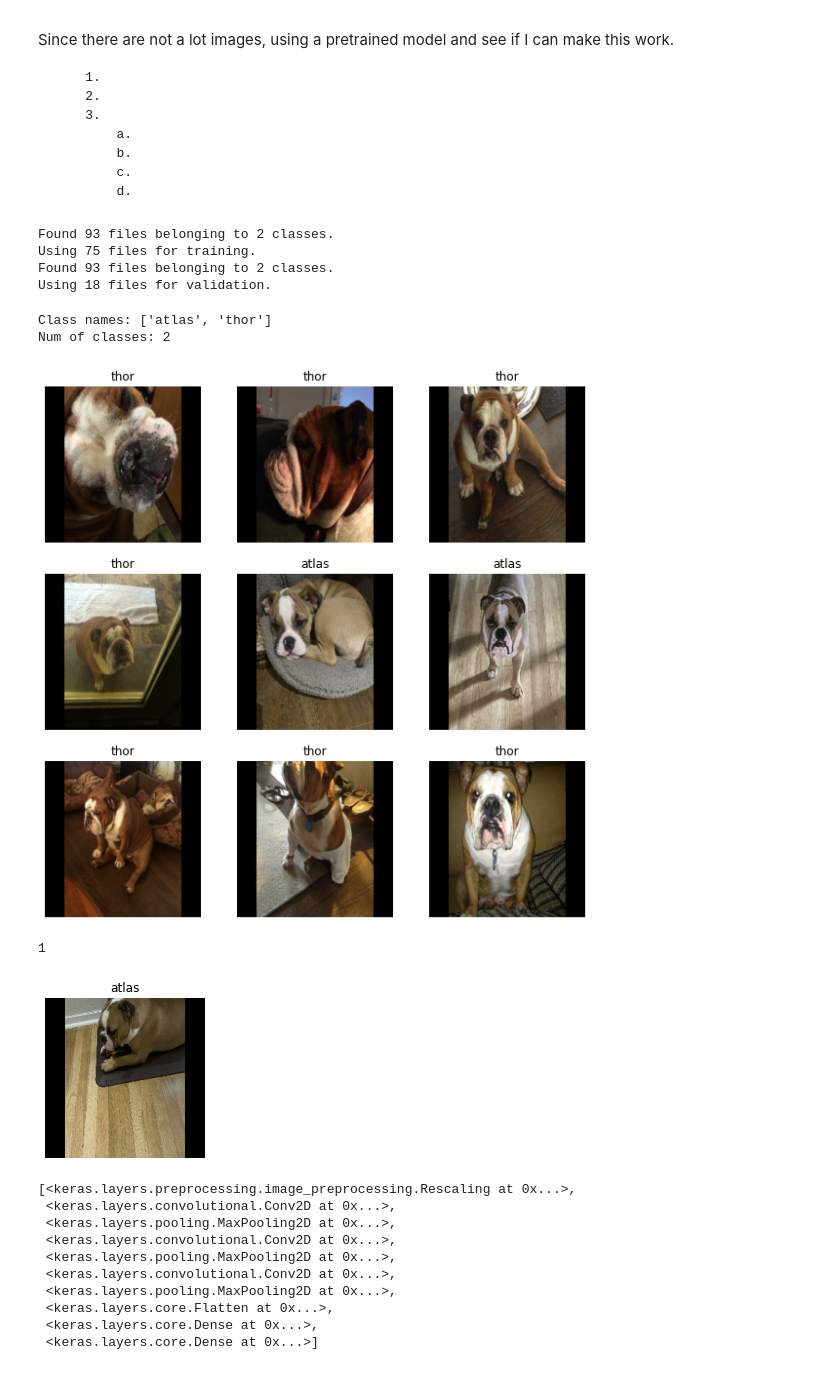
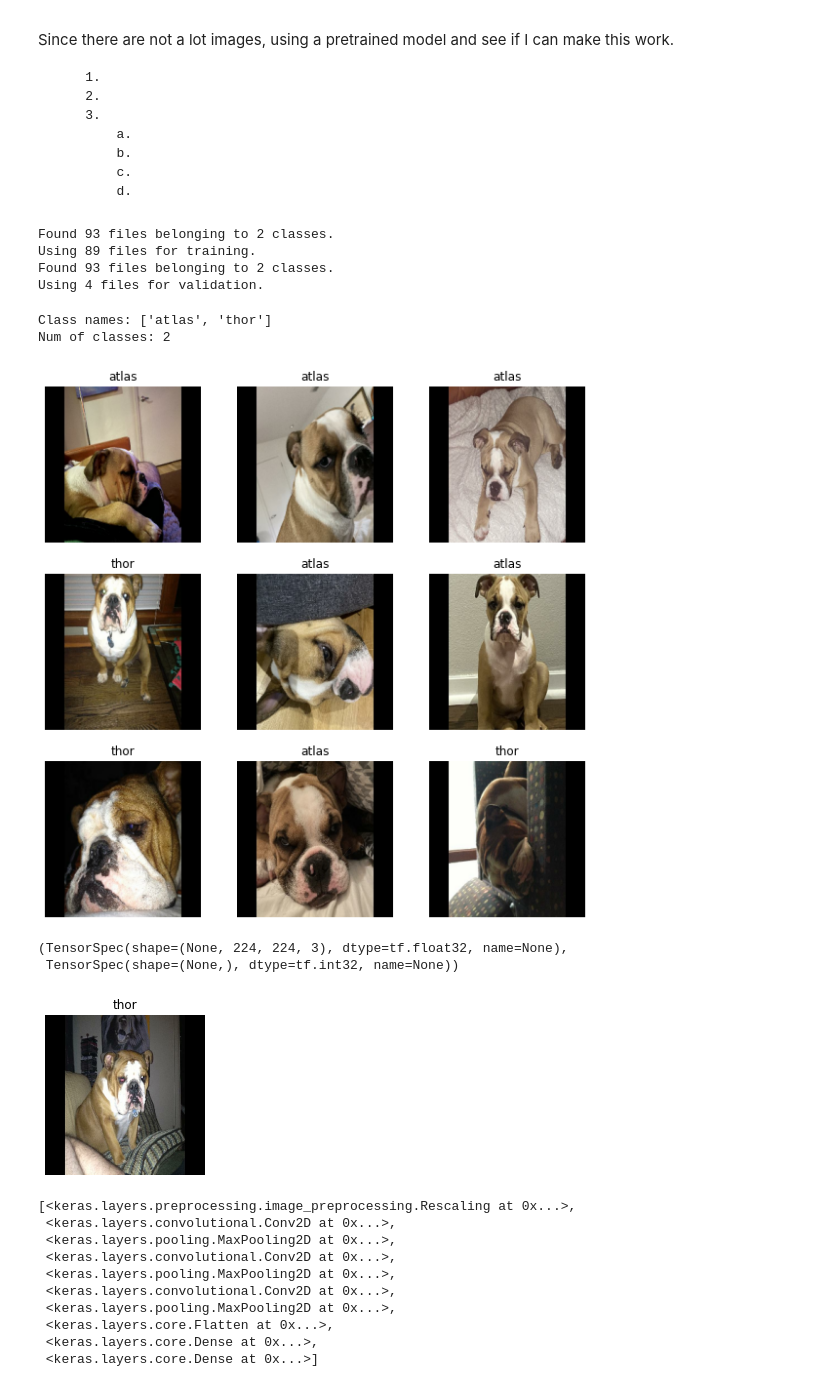
Before and after one commit to ghgrave/portfolioDemos, a Jupyter notebook: Neural_Networks/Thor_or_Atlas.ipynb, the cells around one changed output. Drawn from its saved outputs; the diff is of its cells as text; code cells hidden in the pictures.

```diff
--- a/Neural_Networks/Thor_or_Atlas.ipynb
+++ b/Neural_Networks/Thor_or_Atlas.ipynb
@@ -58,7 +58,7 @@ img_width = 224
 # %%
 train_ds = tf.keras.preprocessing.image_dataset_from_directory(
   data_route,
-  validation_split=0.2,
+  validation_split=0.05,
   subset="training",
   seed=42,
   image_size=(img_height, img_width),
@@ -66,16 +66,16 @@ train_ds = tf.keras.preprocessing.image_dataset_from_directory(
 
 valid_ds = tf.keras.preprocessing.image_dataset_from_directory(
   data_route,
-  validation_split=0.2,
+  validation_split=0.05,
   subset="validation",
   seed=42,
   image_size=(img_height, img_width),
   batch_size=batch_size)
 # %% [output]
 Found 93 files belonging to 2 classes.
-Using 75 files for training.
+Using 89 files for training.
 Found 93 files belonging to 2 classes.
-Using 18 files for validation.
+Using 4 files for validation.
 # %%
 class_names = train_ds.class_names
 n_classes = len(class_names)
@@ -94,23 +94,24 @@ for images, labels in train_ds.take(1):
     plt.title(class_names[labels[i]])
     plt.axis("off")
 # %% [output]
-[figure, old version]
+[figure, new version]
-# %%
-len(valid_ds)
-# %% [output]
-1
+# %%
+valid_ds.element_spec
+# %% [output]
+(TensorSpec(shape=(None, 224, 224, 3), dtype=tf.float32, name=None),
+ TensorSpec(shape=(None,), dtype=tf.int32, name=None))
 # %%
 import matplotlib.pyplot as plt
 
 plt.figure(figsize=(10, 10))
-for images, labels in valid_ds.take(5):
-  for i in range(len(valid_ds)):
+for images, labels in valid_ds.take(1):
+  for i in range(1):
     ax = plt.subplot(3, 3, i + 1)
     plt.imshow(images[i].numpy().astype("uint8"))
     plt.title(class_names[labels[i]])
     plt.axis("off")
 # %% [output]
-[figure, old version]
+[figure, new version]
 # %%
 model = tf.keras.Sequential([
   tf.keras.layers.experimental.preprocessing.Rescaling(1./255),
```
Also changed, not shown: parts of 5 cells of this notebook, 2 other files.
